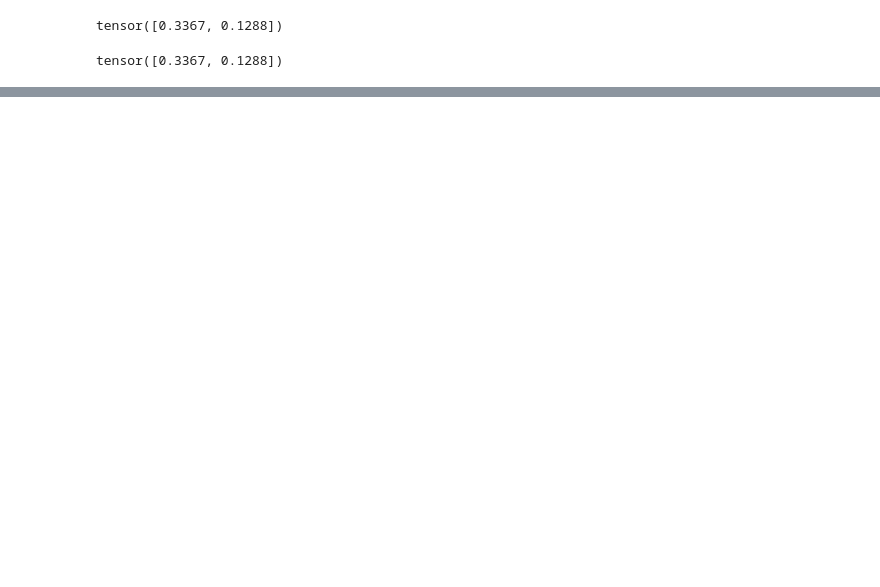
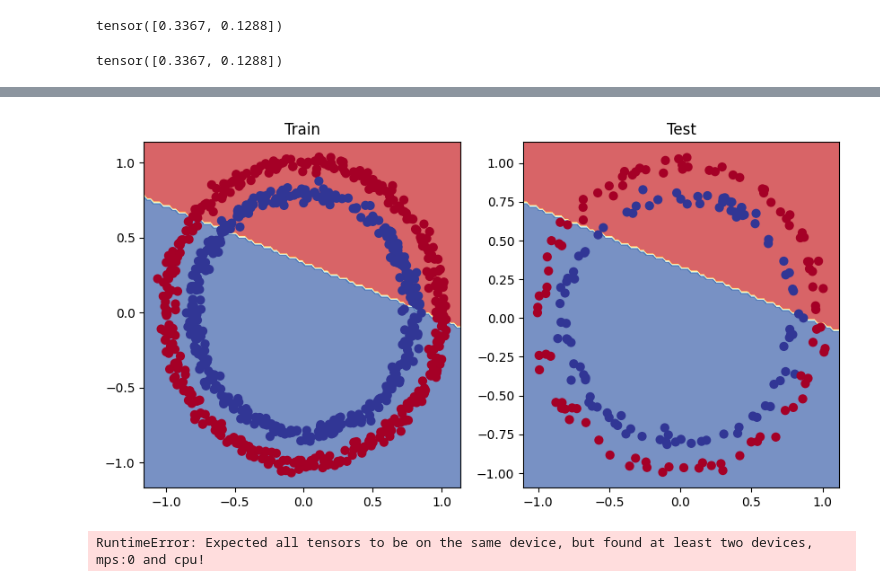
Before and after one commit to axiomchronicles/neural_network_learning, a Jupyter notebook: PyTorch_Learning/pathway_04.ipynb, the cells around one changed output, grey strips where cells are left out. Drawn from its saved outputs; the diff is of its cells as text; code cells hidden in the pictures; blank space fills up the shorter version.

Commit message:
PyTorch | Experimenting with Multilayering & HyperParameters | hidden units

```diff
--- a/PyTorch_Learning/pathway_04.ipynb
+++ b/PyTorch_Learning/pathway_04.ipynb
@@ -321,0 +312,22 @@ tensor([0.3367, 0.1288])
+# %%
+## Expermenting Model to improve it's Accuracy & Prediction
+
+class CircleModelV1(torch.nn.Module):
+    def __init__(self):
+        super().__init__()
+
+        self.layer_1 = torch.nn.Linear(
+            in_features = 2, out_features = 10
+        )
+        self.layer_2 = torch.nn.Linear(
+            in_features = 10, out_features = 10
+        )
+        self.layer_3 = torch.nn.Linear(
+            in_features = 10, out_features = 1
+        )
+
+    def forward(self, x: torch.Tensor) -> torch.Tensor:
+        return self.layer_3(self.layer_2(self.layer_1(x)))
+# %%
+model_1 = CircleModelV1().to(device)
+model_1
@@ -321,0 +365,51 @@ tensor([0.3367, 0.1288])
+# %%
+# Plotting the Graph & Prediction with Random Data's
+
+plt.figure(figsize=(10, 5))
+plt.subplot(1, 2, 1)
+plt.title("Train")
+plot_decision_boundary(model_1, X_train, y_train)
+plt.subplot(1, 2, 2)
+plt.title("Test")
+plot_decision_boundary(model_1, X_test, y_test)
+# %% [output]
+[figure, added]
+# %%
+# Model Training
+
+epochs = 100 # 100 Training loop
+
+for epoch in range(epochs):
+    model.train()
+
+    ## 1. Forward pass to the Model
+    y_sigmoid = model(X_train.to(device)).squeeze()
+    y_pred = torch.round(torch.sigmoid(y_sigmoid))
+
+    ## Calculating Model Accuracy
+    train_model_accuracy = accuracy(y_train.to(device), y_pred
+
+    ## 2. Loss Function & Optimizer zero_grad
+    loss = loss_fn(y_sigmoid, y_train.to(device))
+    optimizer.zero_grad()
+
+    ## 3. Backpropogation
+    loss.backward()
+
+    ## 4. Gradiant Decent
+    optimizer.step()
+
+    ## Model Evaluation on Test data
+    model.eval()
+    with torch.inference_mode():
+        y_test_sigmoid = model(X_test.to(device)).unsqueeze()
+        y_test_pred = torch.round(torch.sigmoid(y_test_sigmoid))
+
+        test_model_accuracy = accuracy(y_test.to(dev), y_test_pred)
+        test_loss = loss_fn(y_test_sigmoid, y_test.to(device))
+
+    if epoch % 10 == 0:
+        print(f"Epoch {epoch} | Train Loss: {loss:.5f} | Test Loss: {test_loss:.5f}")
+        print(f"Train Model Accuracy: {train_model_accuracy} | Test Model Accuracy {test_model_accuracy}\n")
+# %% [output]
+RuntimeError: Expected all tensors to be on the same device, but found at least two devices, mps:0 and cpu!
```
Also changed, not shown: parts of 8 cells of this notebook.
